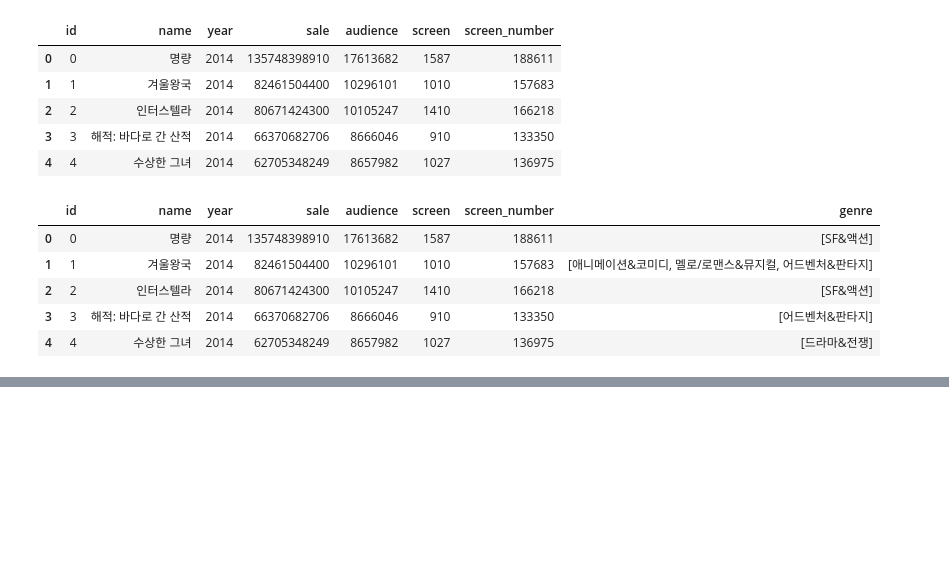
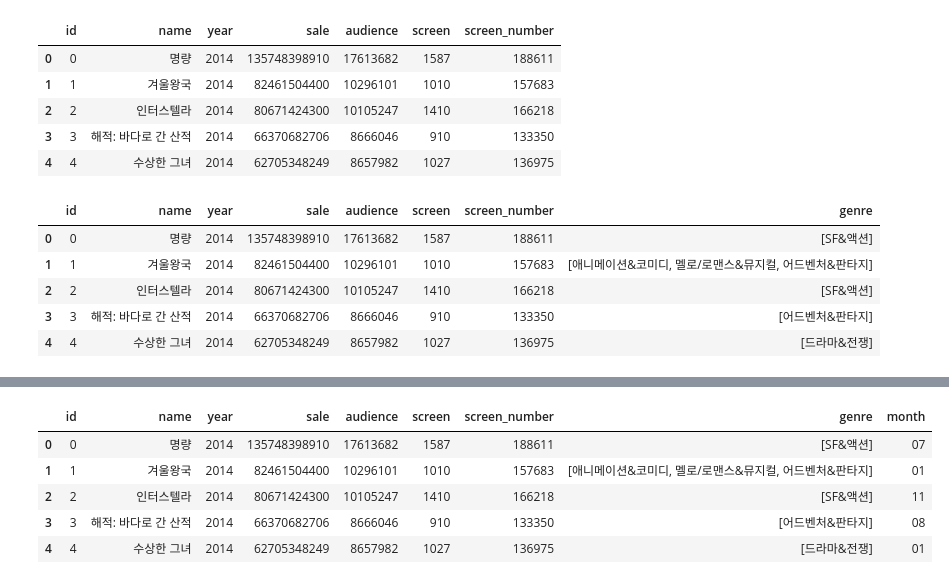
Before and after one commit to addinedu-ros-8th/eda-repo-1, a Jupyter notebook: src/movie_genre_correlation_check&&grouping.ipynb, the cells around one changed output, grey strips where cells are left out. Saved outputs shown, nothing was run; the diff lists cells and outputs as text; code cells hidden in the pictures; blank space fills up the shorter version.

Commit message:
add month data to movie data frame

```diff
--- a/src/movie_genre_correlation_check&&grouping.ipynb
+++ b/src/movie_genre_correlation_check&&grouping.ipynb
@@ -353,3 +370,23 @@ movie.head()
 | 2 | 2 | 인터스텔라 | 2014 | 80671424300 | 10105247 | 1410 | 166218 | [SF&액션] |
 | 3 | 3 | 해적: 바다로 간 산적 | 2014 | 66370682706 | 8666046 | 910 | 133350 | [어드벤처&판타지] |
 | 4 | 4 | 수상한 그녀 | 2014 | 62705348249 | 8657982 | 1027 | 136975 | [드라마&전쟁] |
+# %%
+options = webdriver.ChromeOptions()
+
+prefs = {"download.default_directory" : "/home/lim/dev_ws/eda/data", "download.prompt_for_download":False}
+options.add_experimental_option("prefs", prefs)
+
+url = "https://www.kobis.or.kr/kobis/business/stat/boxs/findYearlyBoxOfficeList.do"
+driver = webdriver.Chrome(service=Service("/home/lim/dev_ws/eda/driver/chromedriver"), options=options)
+
+driver.get(url)
+driver.set_window_size(1800, 1300)
+# %%
+year = driver.find_element(By.ID, "sSearchYearFrom")
+years = []
+years_list = year.find_elements(By.TAG_NAME, "option")
+for yearly in years_list:
+    yearly = yearly.get_attribute("value")
+    years.append(yearly)
+years = years[10:-2]
+years
@@ -355,0 +404,22 @@ movie.head()
+# %%
+movie_months = []
+for yearly in years:
+    year = driver.find_element(By.ID, "sSearchYearFrom")
+    year.send_keys(yearly)
+    link = WebDriverWait(driver, 10).until(EC.element_to_be_clickable((By.CLASS_NAME, "btn_blue")))
+    link.click()
+
+    page = driver.page_source
+    soup = BeautifulSoup(page, "html.parser")
+    movies = soup.find("table", "tbl_comm th_sort")
+    movie_list = movies.find("tbody")
+    rows =  movie_list.find_all("tr")
+    for row in rows:
+        openMonth = row.find("td", id="td_openDt")
+
+        if openMonth:
+            openMonth = openMonth.get_text(strip=True)  # Get the text and remove extra whitespace
+            openMonth = re.split(r'\-', openMonth)[1]  # Extract the month part from the date (e.g., '2024-02-22' -> '02')
+            movie_months.append(openMonth)
+
+movie_months, len(movie_months)
@@ -355,0 +444,10 @@ movie.head()
+# %%
+movie["month"] = movie_months
+movie.head()
+# %% [output]
+|  | id | name | year | sale | audience | screen | screen_number | genre | month |
+| 0 | 0 | 명량 | 2014 | 135748398910 | 17613682 | 1587 | 188611 | [SF&액션] | 07 |
+| 1 | 1 | 겨울왕국 | 2014 | 82461504400 | 10296101 | 1010 | 157683 | [애니메이션&코미디, 멜로/로맨스&뮤지컬, 어드벤처&판타지] | 01 |
+| 2 | 2 | 인터스텔라 | 2014 | 80671424300 | 10105247 | 1410 | 166218 | [SF&액션] | 11 |
+| 3 | 3 | 해적: 바다로 간 산적 | 2014 | 66370682706 | 8666046 | 910 | 133350 | [어드벤처&판타지] | 08 |
+| 4 | 4 | 수상한 그녀 | 2014 | 62705348249 | 8657982 | 1027 | 136975 | [드라마&전쟁] | 01 |
```
Also changed, not shown: parts of 4 cells of this notebook.
